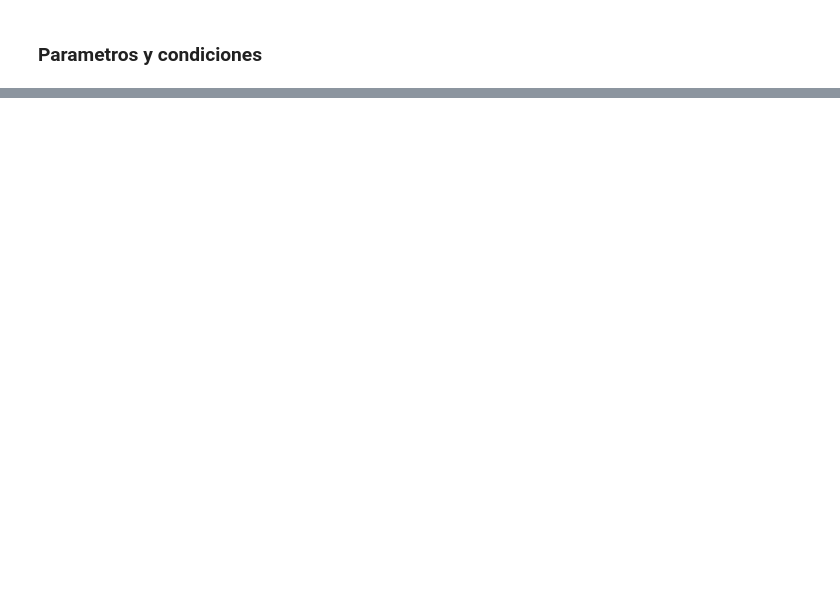
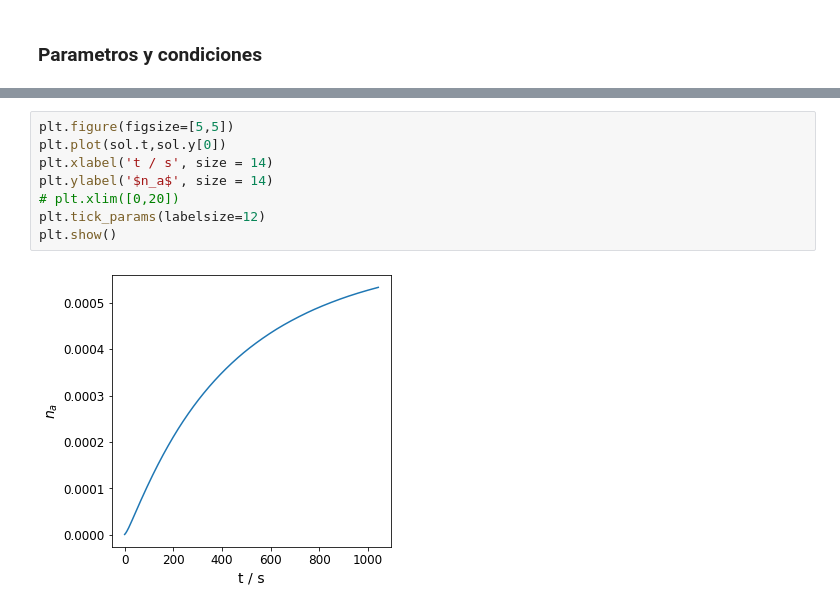
Before and after one commit to Kieraan/Lumped-parameter-model-for-adsorbative-hydrogen, a Jupyter notebook: lumped_parameter_model.ipynb, the cells around one changed output, grey strips where cells are left out. Saved outputs shown, nothing was run; the diff lists cells and outputs as text; blank space fills up the shorter version.

```diff
--- a/lumped_parameter_model.ipynb
+++ b/lumped_parameter_model.ipynb
@@ -192,0 +223,10 @@ array([0., 0., 0., 0., 0., 0., 0., 0., 0., 0., 0., 0., 0., 0., 0., 0., 0.,
+# %%
+plt.figure(figsize=[5,5])
+plt.plot(sol.t,sol.y[0])
+plt.xlabel('t / s', size = 14)
+plt.ylabel('$n_a$', size = 14)
+# plt.xlim([0,20])
+plt.tick_params(labelsize=12)
+plt.show()
+# %% [output]
+[figure, added]
```
Also changed, not shown: parts of 10 cells of this notebook.
